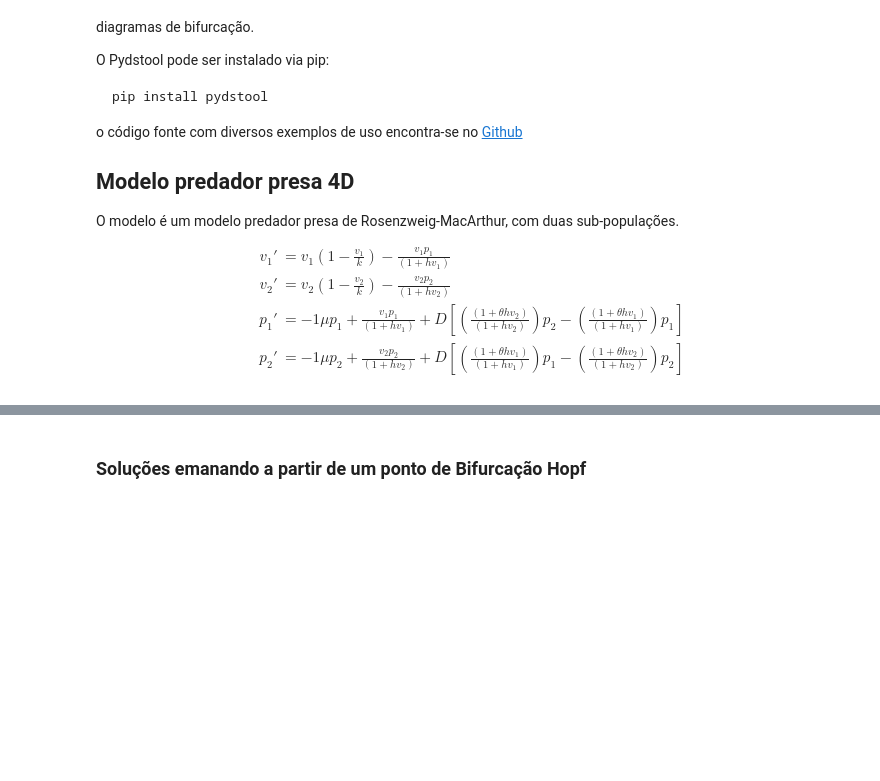
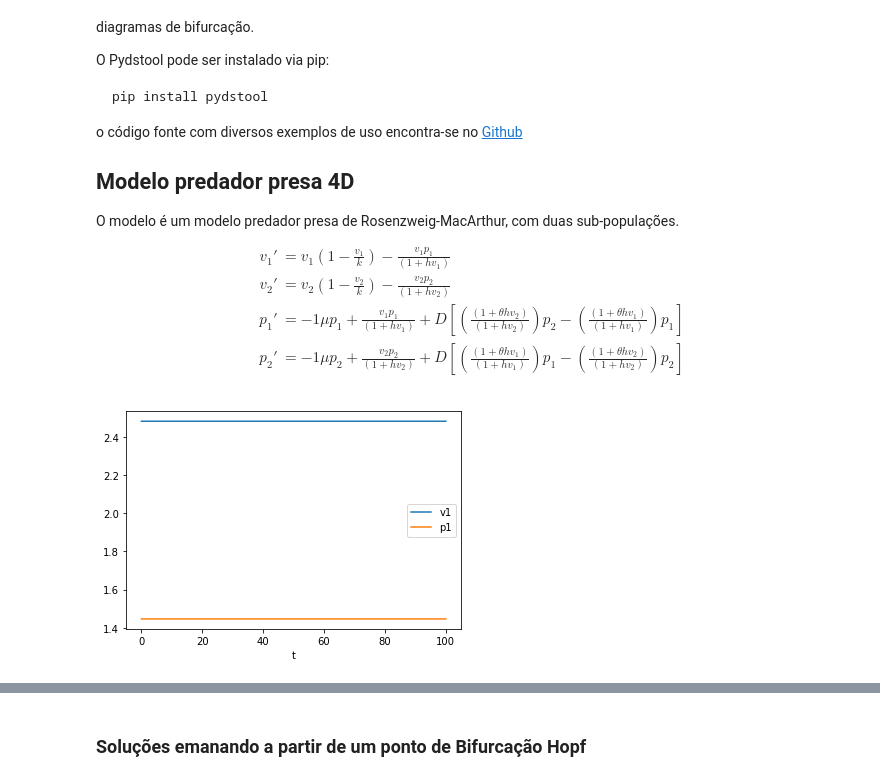
Before and after one commit to fccoelho/sistemas_dinamicos_aplicados, a Jupyter notebook: Sage/Bifurcações com Pydstool.ipynb, the cells around one changed output, grey strips where cells are left out. Saved outputs shown, nothing was run; the diff lists cells and outputs as text; code cells hidden in the pictures; blank space fills up the shorter version.

```diff
--- a/Sage/Bifurcações com Pydstool.ipynb
+++ b/Sage/Bifurcações com Pydstool.ipynb
@@ -62,6 +60,16 @@ DSargs.varspecs = args(v1=v1rhs,
 # terms of parameter values
 DSargs.ics = args(v1=v1_0.eval(), v2=v2_0, p1=p1_0.eval(), p2=p2_0.eval())
 ode = Generator.Vode_ODEsystem(DSargs)
+# %%
+ode.set(tdata=[0,100])
+traj = ode.compute('Exemplo')
+pts = traj.sample()
+plt.plot(pts['t'], pts['v1'], label='v1')
+plt.plot(pts['t'], pts['p1'], label='p1')
+plt.legend()
+plt.xlabel('t');
+# %% [output]
+[figure, added]
 # %%
 # Set up continuation class
 PC = ContClass(ode)
```
Also changed, not shown: parts of 11 cells of this notebook.
